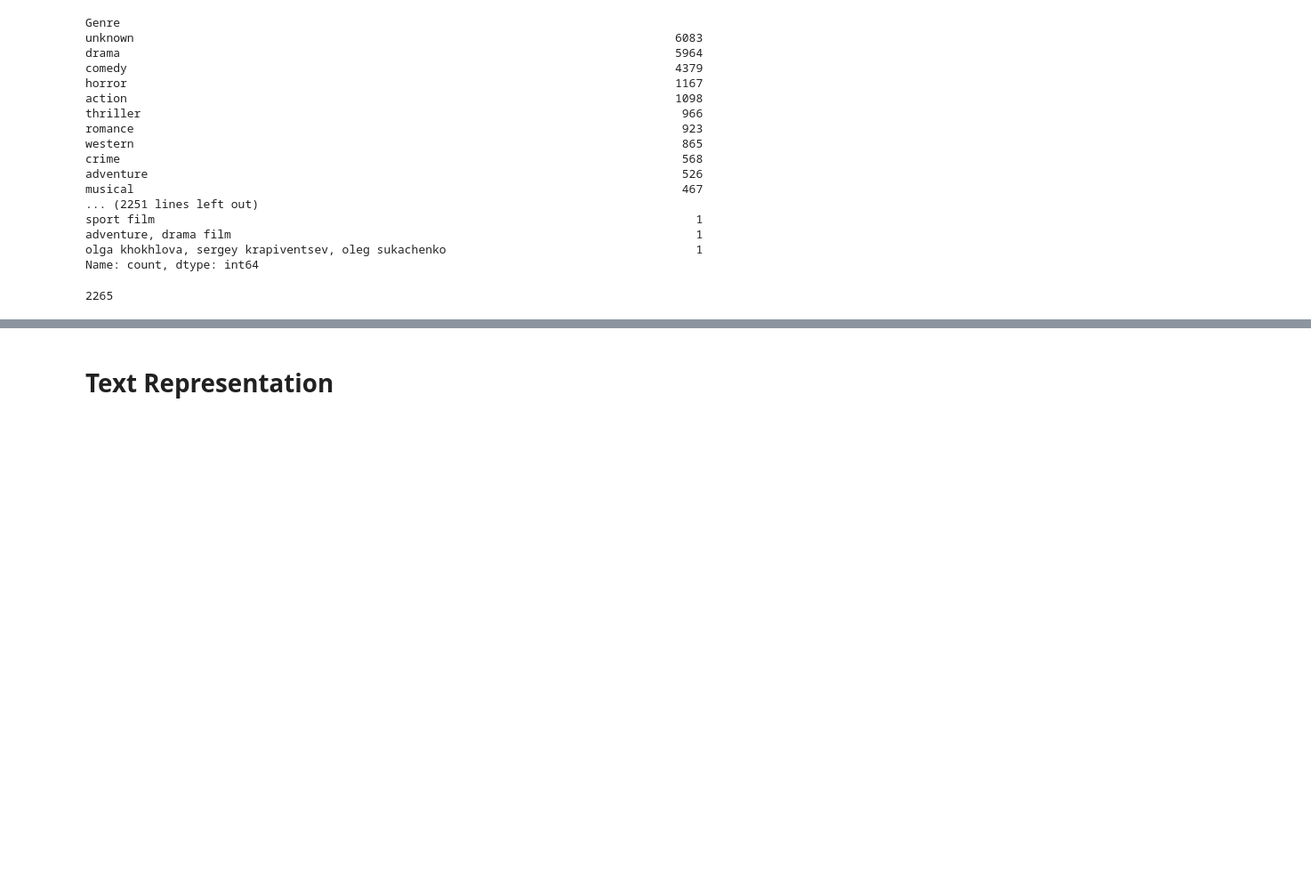
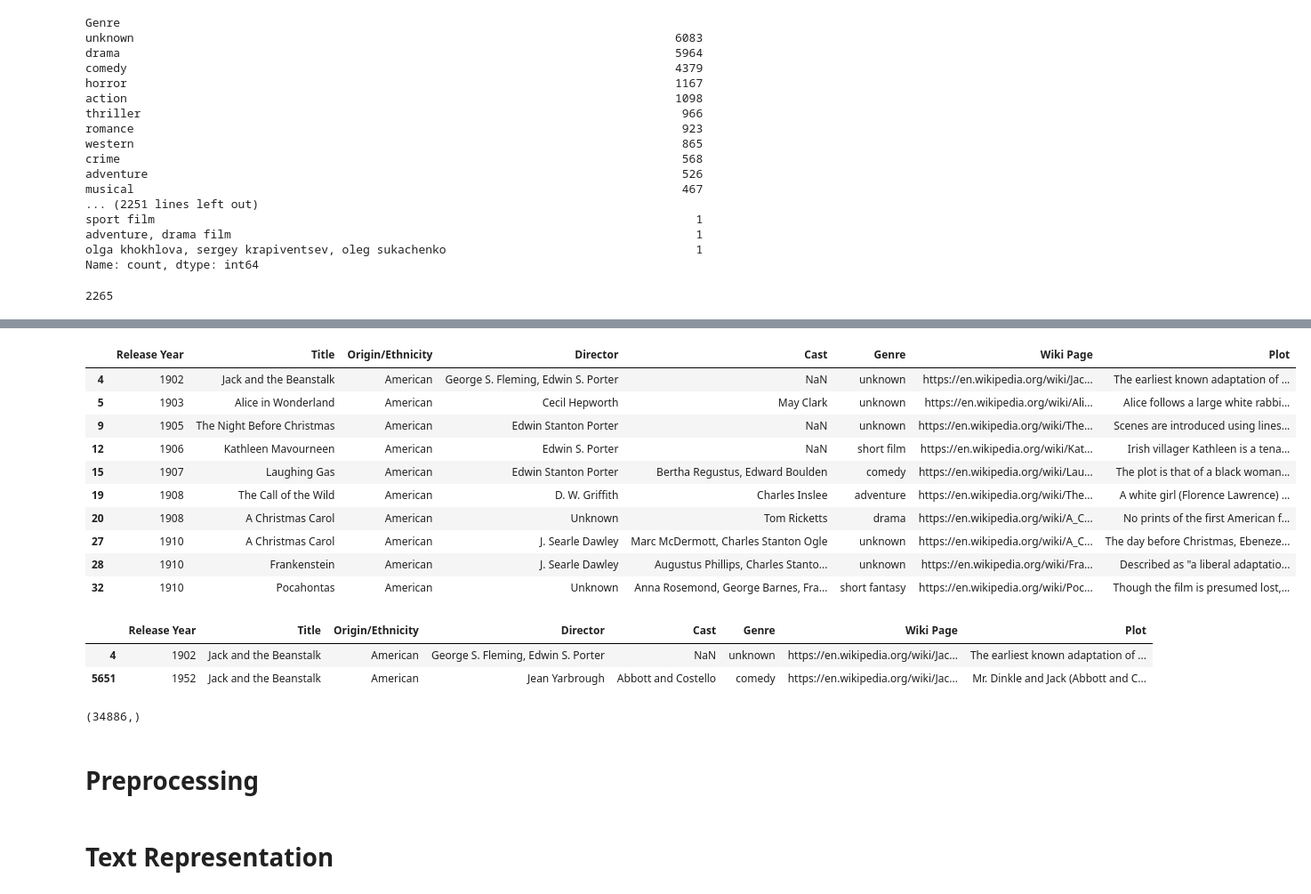
Before and after one commit to JohnSkouloudis/Movie-SearchEngine, a Jupyter notebook: NLP_SearchEngine.ipynb, the cells around one changed output, grey strips where cells are left out. Shown: that part at 89% size. Cells and saved outputs as stored; diff of their text form; code cells hidden in the pictures; blank space fills up the shorter version.

```diff
--- a/NLP_SearchEngine.ipynb
+++ b/NLP_SearchEngine.ipynb
@@ -149,0 +164,26 @@ len(df['Genre'].str.lower().value_counts())
+# %%
+df[df['Title'].duplicated(keep=False)].head(10)
+# %% [output]
+|  | Release Year | Title | Origin/Ethnicity | Director | Cast | Genre | Wiki Page | Plot |
+| 4 | 1902 | Jack and the Beanstalk | American | George S. Fleming, Edwin S. Porter | NaN | unknown | https://en.wikipedia.org/wiki/Jac... | The earliest known adaptation of ... |
+| 5 | 1903 | Alice in Wonderland | American | Cecil Hepworth | May Clark | unknown | https://en.wikipedia.org/wiki/Ali... | Alice follows a large white rabbi... |
+| 9 | 1905 | The Night Before Christmas | American | Edwin Stanton Porter | NaN | unknown | https://en.wikipedia.org/wiki/The... | Scenes are introduced using lines... |
+| 12 | 1906 | Kathleen Mavourneen | American | Edwin S. Porter | NaN | short film | https://en.wikipedia.org/wiki/Kat... | Irish villager Kathleen is a tena... |
+| 15 | 1907 | Laughing Gas | American | Edwin Stanton Porter | Bertha Regustus, Edward Boulden | comedy | https://en.wikipedia.org/wiki/Lau... | The plot is that of a black woman... |
+| 19 | 1908 | The Call of the Wild | American | D. W. Griffith | Charles Inslee | adventure | https://en.wikipedia.org/wiki/The... | A white girl (Florence Lawrence) ... |
+| 20 | 1908 | A Christmas Carol | American | Unknown | Tom Ricketts | drama | https://en.wikipedia.org/wiki/A_C... | No prints of the first American f... |
+| 27 | 1910 | A Christmas Carol | American | J. Searle Dawley | Marc McDermott, Charles Stanton Ogle | unknown | https://en.wikipedia.org/wiki/A_C... | The day before Christmas, Ebeneze... |
+| 28 | 1910 | Frankenstein | American | J. Searle Dawley | Augustus Phillips, Charles Stanto... | unknown | https://en.wikipedia.org/wiki/Fra... | Described as "a liberal adaptatio... |
+| 32 | 1910 | Pocahontas | American | Unknown | Anna Rosemond, George Barnes, Fra... | short fantasy | https://en.wikipedia.org/wiki/Poc... | Though the film is presumed lost,... |
+# %%
+df[df['Title'].str.contains('Jack and the Beanstalk',case=False,na=True)].head(10)
+# %% [output]
+|  | Release Year | Title | Origin/Ethnicity | Director | Cast | Genre | Wiki Page | Plot |
+| 4 | 1902 | Jack and the Beanstalk | American | George S. Fleming, Edwin S. Porter | NaN | unknown | https://en.wikipedia.org/wiki/Jac... | The earliest known adaptation of ... |
+| 5651 | 1952 | Jack and the Beanstalk | American | Jean Yarbrough | Abbott and Costello | comedy | https://en.wikipedia.org/wiki/Jac... | Mr. Dinkle and Jack (Abbott and C... |
+# %%
+df.duplicated(subset=['Title','Release Year'], keep=False).shape
+# %% [output]
+(34886,)
+# %% [markdown]
+# Preprocessing
```
Also changed, not shown: parts of 5 cells of this notebook.
